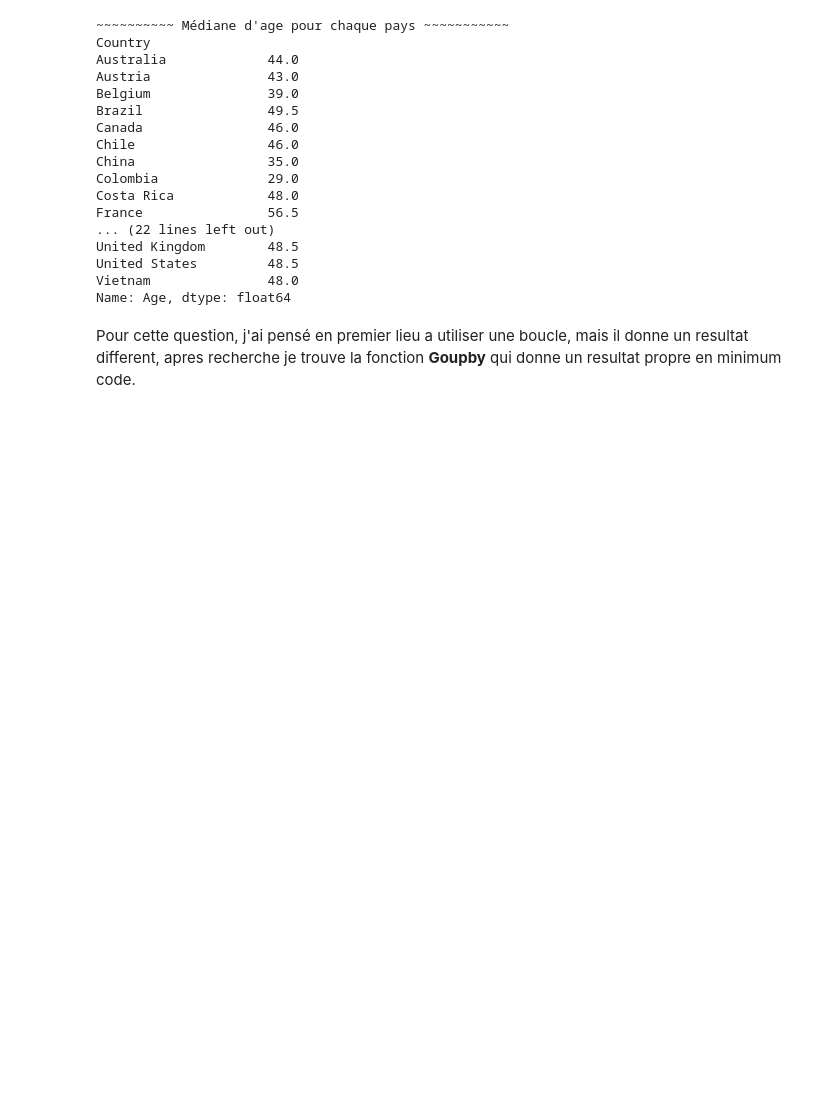
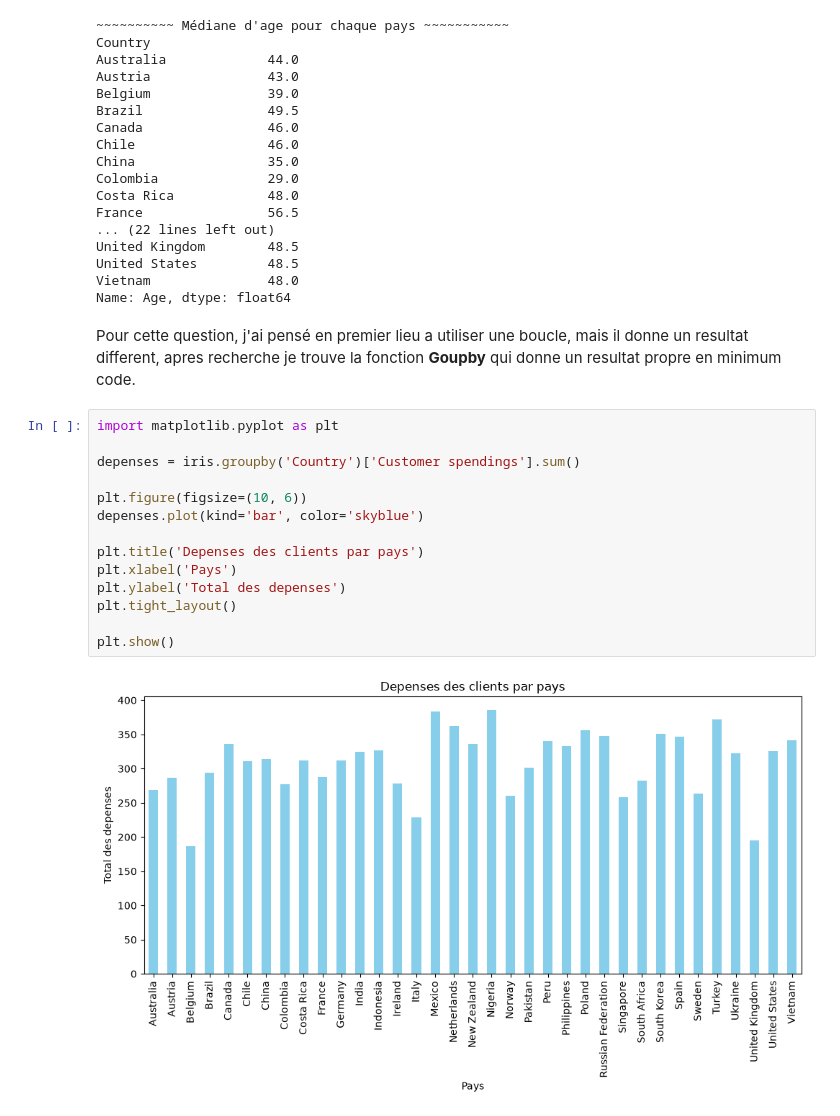
Before and after one commit to Marindo-12/data-cleaning-sell4all, a Jupyter notebook: explo.ipynb, the cells around one changed output. Saved outputs shown, nothing was run; the diff lists cells and outputs as text; blank space fills up the shorter version.

Commit message:
Creer visualisation des donnees du graphique a barres qui montre les depenses des clients par pays

```diff
--- a/explo.ipynb
+++ b/explo.ipynb
@@ -142,3 +142,19 @@ Vietnam               48.0
 Name: Age, dtype: float64
 # %% [markdown]
 Pour cette question, j'ai pensé en premier lieu a utiliser une boucle, mais il donne un resultat different, apres recherche je trouve la fonction **Goupby** qui donne un resultat propre en minimum code.
+# %%
+import matplotlib.pyplot as plt
+
+depenses = iris.groupby('Country')['Customer spendings'].sum()
+
+plt.figure(figsize=(10, 6))
+depenses.plot(kind='bar', color='skyblue')
+
+plt.title('Depenses des clients par pays')
+plt.xlabel('Pays')
+plt.ylabel('Total des depenses')
+plt.tight_layout()
+
+plt.show()
+# %% [output]
+[figure, added]
```
